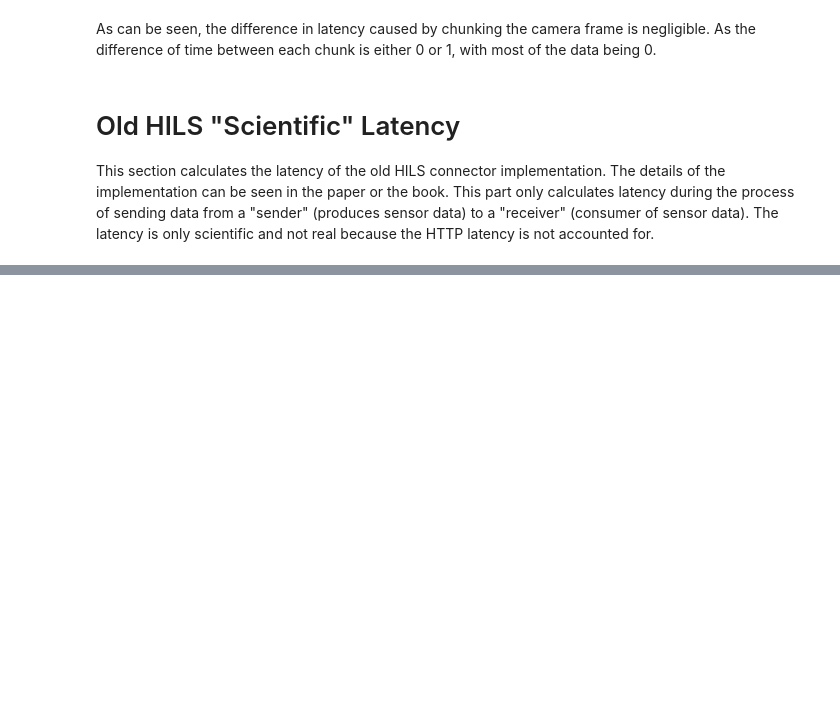
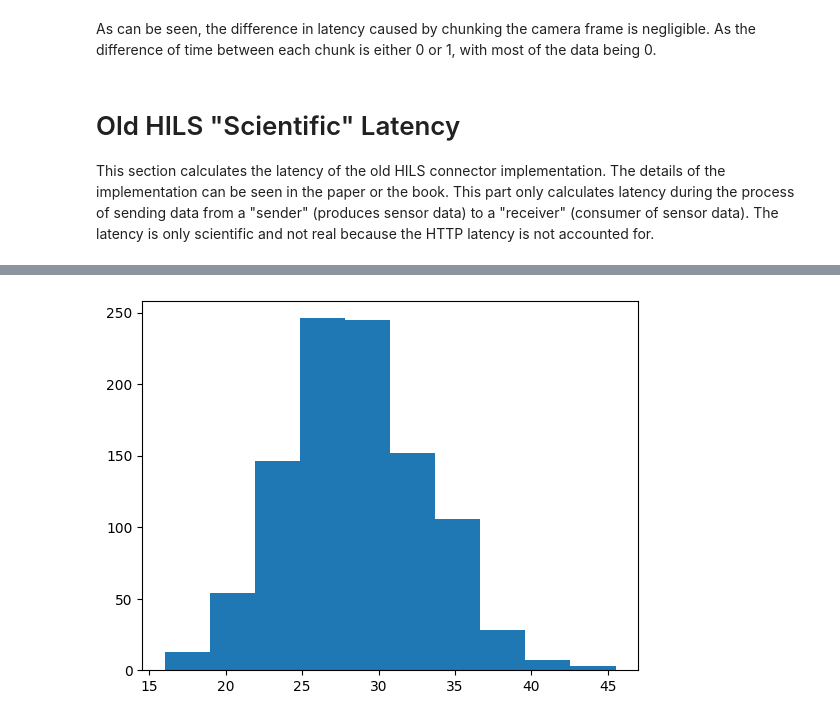
Before and after one commit to jspmarc/final-project-data, a Jupyter notebook: reader.ipynb, the cells around one changed output, grey strips where cells are left out. Saved outputs shown, nothing was run; the diff lists cells and outputs as text; code cells hidden in the pictures; blank space fills up the shorter version.

```diff
--- a/reader.ipynb
+++ b/reader.ipynb
@@ -166,3 +174,6 @@ As can be seen, the difference in latency caused by chunking the camera frame is
 # Old HILS "Scientific" Latency
 
 This section calculates the latency of the old HILS connector implementation. The details of the implementation can be seen in the paper or the book. This part only calculates latency during the process of sending data from a "sender" (produces sensor data) to a "receiver" (consumer of sensor data). The latency is only scientific and not real because the HTTP latency is not accounted for.
+# %%
+old_hils_recv = pd.read_csv(DATA_OLD_HILS_PREFIX + "receive_time.csv", names=COLS, header=None)
+old_hils_send = pd.read_csv(DATA_OLD_HILS_PREFIX + "send_time.csv", names=COLS, header=None)
@@ -168,0 +189,4 @@ This section calculates the latency of the old HILS connector implementation. Th
+# %%
+old_hils_rtt = old_hils_recv + old_hils_send
+old_hils_rtt[COLS[0]] = "old HILS RTT"
+old_hils_rtt.head()
@@ -168,0 +200,3 @@ This section calculates the latency of the old HILS connector implementation. Th
+# %%
+old_hils_estimated_combined_lat = old_hils_rtt[COLS[1]] / 2
+old_hils_estimated_combined_lat.describe()
@@ -168,0 +213,5 @@ This section calculates the latency of the old HILS connector implementation. Th
+# %%
+plt.hist(old_hils_estimated_combined_lat)
+plt.show()
+# %% [output]
+[figure, added]
```
Also changed, not shown: parts of 7 cells of this notebook.
